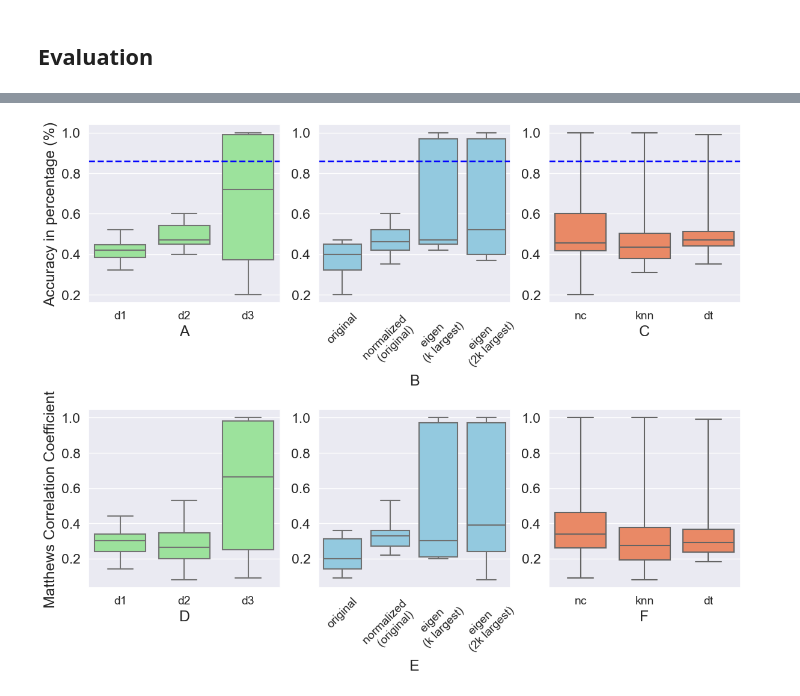
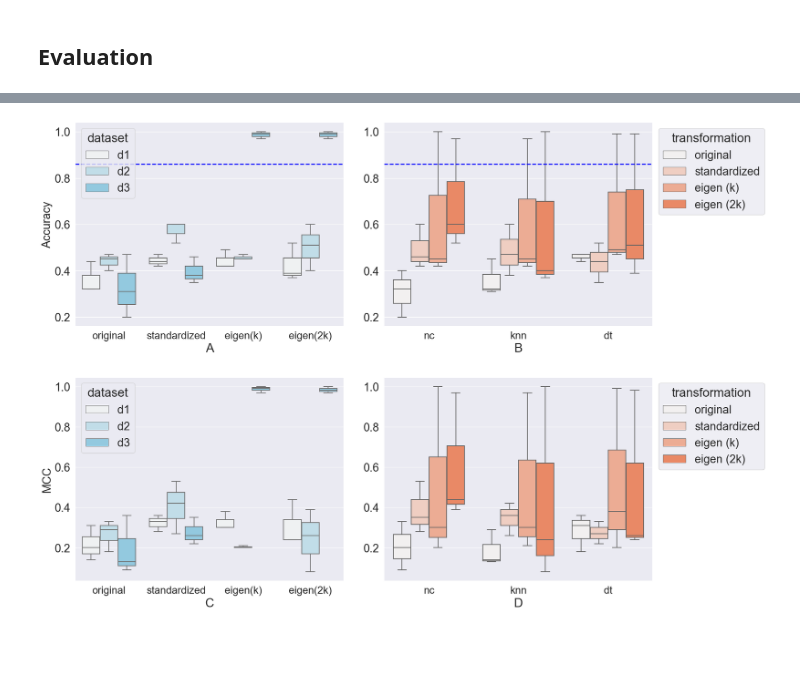
Before and after one commit to clumsyspeedboat/clustering_metaproteins, a Jupyter notebook: performance_evaluation.ipynb, the cells around one changed output, grey strips where cells are left out. Saved outputs shown, nothing was run; the diff lists cells and outputs as text; code cells hidden in the pictures; blank space fills up the shorter version.

```diff
--- a/performance_evaluation.ipynb
+++ b/performance_evaluation.ipynb
@@ -198,15 +240,15 @@ fig.subplots_adjust(wspace=0.2, hspace=0.5)
 # %%
 # Classification accuracy and mcc values
 
-transformation = ['original', 'normalized (original)', 'eigen (k largest)', 'eigen (2k largest)',
-                  'original', 'normalized (original)', 'eigen (k largest)', 'eigen (2k largest)',
-                  'original', 'normalized (original)', 'eigen (k largest)', 'eigen (2k largest)',
-                  'original', 'normalized (original)', 'eigen (k largest)', 'eigen (2k largest)',
-                  'original', 'normalized (original)', 'eigen (k largest)', 'eigen (2k largest)',
-                  'original', 'normalized (original)', 'eigen (k largest)', 'eigen (2k largest)',
-                  'original', 'normalized (original)', 'eigen (k largest)', 'eigen (2k largest)',
-                  'original', 'normalized (original)', 'eigen (k largest)', 'eigen (2k largest)',
-                  'original', 'normalized (original)', 'eigen (k largest)', 'eigen (2k largest)']
+transformation = ['original', 'standardized', 'eigen (k)', 'eigen (2k)',
+                  'original', 'standardized', 'eigen (k)', 'eigen (2k)',
+                  'original', 'standardized', 'eigen (k)', 'eigen (2k)',
+                  'original', 'standardized', 'eigen (k)', 'eigen (2k)',
+                  'original', 'standardized', 'eigen (k)', 'eigen (2k)',
+                  'original', 'standardized', 'eigen (k)', 'eigen (2k)',
+                  'original', 'standardized', 'eigen (k)', 'eigen (2k)',
+                  'original', 'standardized', 'eigen (k)', 'eigen (2k)',
+                  'original', 'standardized', 'eigen (k)', 'eigen (2k)']
 
 dataset = ['d1','d1','d1','d1',
            'd2','d2','d2','d2',
@@ -281,54 +398,56 @@ df_classification
 # %%
-# Accuracy and Mathews' Correlation Coefficient
-fig, axes = plt.subplots(2, 3, figsize=(14, 10), sharey=False)
+# Accuracy and Mathews' Correlation Coefficient 2
+fig, axes = plt.subplots(2, 2, figsize=(20, 16), sharey=False)
 
-sns.set(font_scale = 1.5)
+sns.set(font_scale = 2)
 
-box1 = sns.boxplot(ax = axes[0,0], data=df_classification, x="dataset", y="accuracy", color = "lightgreen")
-box1.axhline(0.86, ls='--', color = 'blue', linewidth = 2, label = 'd2')
+# box1 = sns.boxplot(ax = axes[0,0], data=df_classification, x="dataset", y="accuracy", color = "lightgreen")
+# box1.axhline(0.86, ls='--', color = 'blue', linewidth = 2, label = 'd2')
 
-box2 = sns.boxplot(ax = axes[0,1], data=df_classification, x="transformation", y="accuracy", color = "skyblue", whis = 3)
+box2 = sns.boxplot(ax = axes[0,0], data=df_classification, x="transformation", y="accuracy", hue = "dataset",
+                   color = "skyblue", whis = 7 )
 box2.axhline(0.86, ls='--', color = 'blue', linewidth = 2, label = 'd2')
+sns.move_legend(box2, "upper left")
 
-box3 = sns.boxplot(ax = axes[0,2], data=df_classification, x="classifier", y="accuracy", color = "coral", whis = 7)
+box3 = sns.boxplot(ax = axes[0,1], data=df_classification, x="classifier", y="accuracy", hue = "transformation",
+                   color = "coral", whis = 7)
 box3.axhline(0.86, ls='--', color = 'blue', linewidth = 2, label = 'd2')
+sns.move_legend(box3, "upper left", bbox_to_anchor=(1, 1))
 
-box4 = sns.boxplot(ax = axes[1,0], data=df_classification, x="dataset", y="mcc", color = "lightgreen")
-box5 = sns.boxplot(ax = axes[1,1], data=df_classification, x="transformation", y="mcc", color = "skyblue", whis = 3)
-box6 = sns.boxplot(ax = axes[1,2], data=df_classification, x="classifier", y="mcc", color = "coral", whis = 5)
+# box4 = sns.boxplot(ax = axes[1,0], data=df_classification, x="dataset", y="mcc", color = "lightgreen")
+box5 = sns.boxplot(ax = axes[1,0], data=df_classification, x="transformation", y="mcc",
+                   hue = "dataset", color = "skyblue", whis = 3)
+box6 = sns.boxplot(ax = axes[1,1], data=df_classification, x="classifier", y="mcc",
+                   hue = "transformation", color = "coral", whis = 5)
+sns.move_legend(box6, "upper left", bbox_to_anchor=(1, 1))
 
-# box1.set_xticklabels(['R \n (csv)','Python \n (csv)','JAVA \n (csv)', 'DTP \n (csv)', 'DTP \n (nodes)'])
-box2.set_xticklabels(['original','normalized \n (original)','eigen \n (k largest)','eigen \n (2k largest)'])
-# box3.set_xticklabels(['Dataset \n 1','Dataset \n 2','Dataset \n 3'])
-# box4.set_xticklabels(['R \n (csv)','Python \n (csv)','JAVA \n (csv)', 'DTP \n (csv)', 'DTP \n (nodes)'])
-box5.set_xticklabels(['original','normalized \n (original)','eigen \n (k largest)','eigen \n (2k largest)'])
-# box6.set_xticklabels(['Dataset \n 1','Dataset \n 2','Dataset \n 3'])
+box2.set_xticklabels(['original','standardized','eigen(k)','eigen(2k)'])
+box5.set_xticklabels(['original','standardized','eigen(k)','eigen(2k)'])
 
-box1.set(xlabel="A")
-box2.set(xlabel="B")
-box3.set(xlabel="C")
-box4.set(xlabel="D")
-box5.set(xlabel="E")
-box6.set(xlabel="F")
+# box1.set(xlabel="A")
+box2.set(xlabel="A")
+box3.set(xlabel="B")
+# box4.set(xlabel="D")
+box5.set(xlabel="C")
+box6.set(xlabel="D")
 
-box1.set_ylabel('Accuracy in percentage (%)', fontsize = 18)
-box2.set(ylabel=None)
+box2.set_ylabel('Accuracy', fontsize = 22)
 box3.set(ylabel=None)
-box4.set_ylabel('Matthews Correlation Coefficient', fontsize = 18)
-box5.set(ylabel=None)
+box5.set_ylabel('MCC', fontsize = 22)
 box6.set(ylabel=None)
 
-box1.set_xticklabels(box1.get_xticklabels(), size = 14)
-box2.set_xticklabels(box2.get_xticklabels(), size = 14, rotation = 45)
-box3.set_xticklabels(box3.get_xticklabels(), size = 14)
-box4.set_xticklabels(box1.get_xticklabels(), size = 14)
-box5.set_xticklabels(box2.get_xticklabels(), size = 14, rotation = 45)
-box6.set_xticklabels(box3.get_xticklabels(), size = 14)
+# box1.set_xticklabels(box1.get_xticklabels(), size = 14)
+box2.set_xticklabels(box2.get_xticklabels(), size = 20)
+box3.set_xticklabels(box3.get_xticklabels(), size = 20)
+# box4.set_xticklabels(box1.get_xticklabels(), size = 14)
+box5.set_xticklabels(box5.get_xticklabels(), size = 20)
+box6.set_xticklabels(box6.get_xticklabels(), size = 20)
 
 # box1.set(ylim=(61, 93))
 # box2.set(ylim=(61, 93))
 # box3.set(ylim=(61, 93))
 
-fig.subplots_adjust(wspace=0.2, hspace=0.6)
+fig.subplots_adjust(wspace=0.15, hspace=0.25)
+#fig.savefig("exp2_2.pdf", bbox_inches='tight')
 # %% [output]
-[figure, old version]
+[figure, new version]
```
Also changed, not shown: parts of 11 cells of this notebook.
